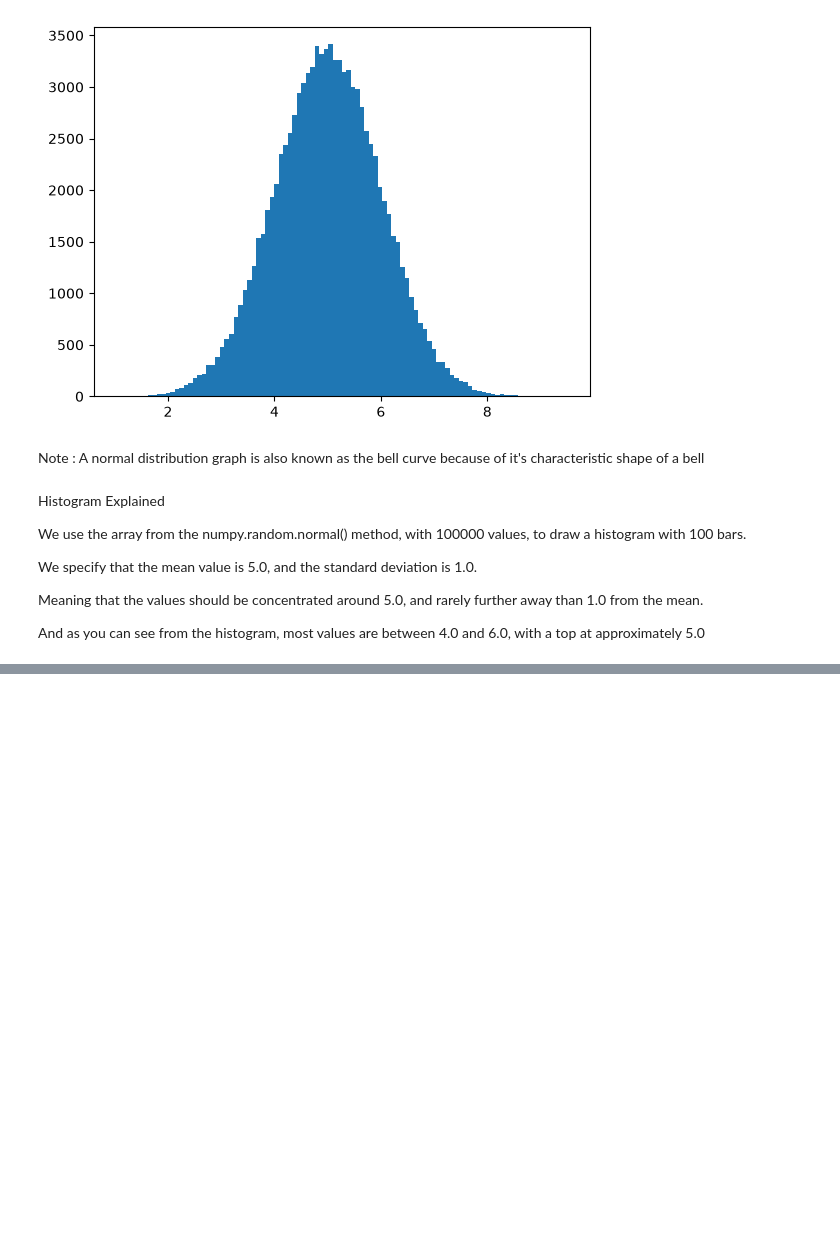
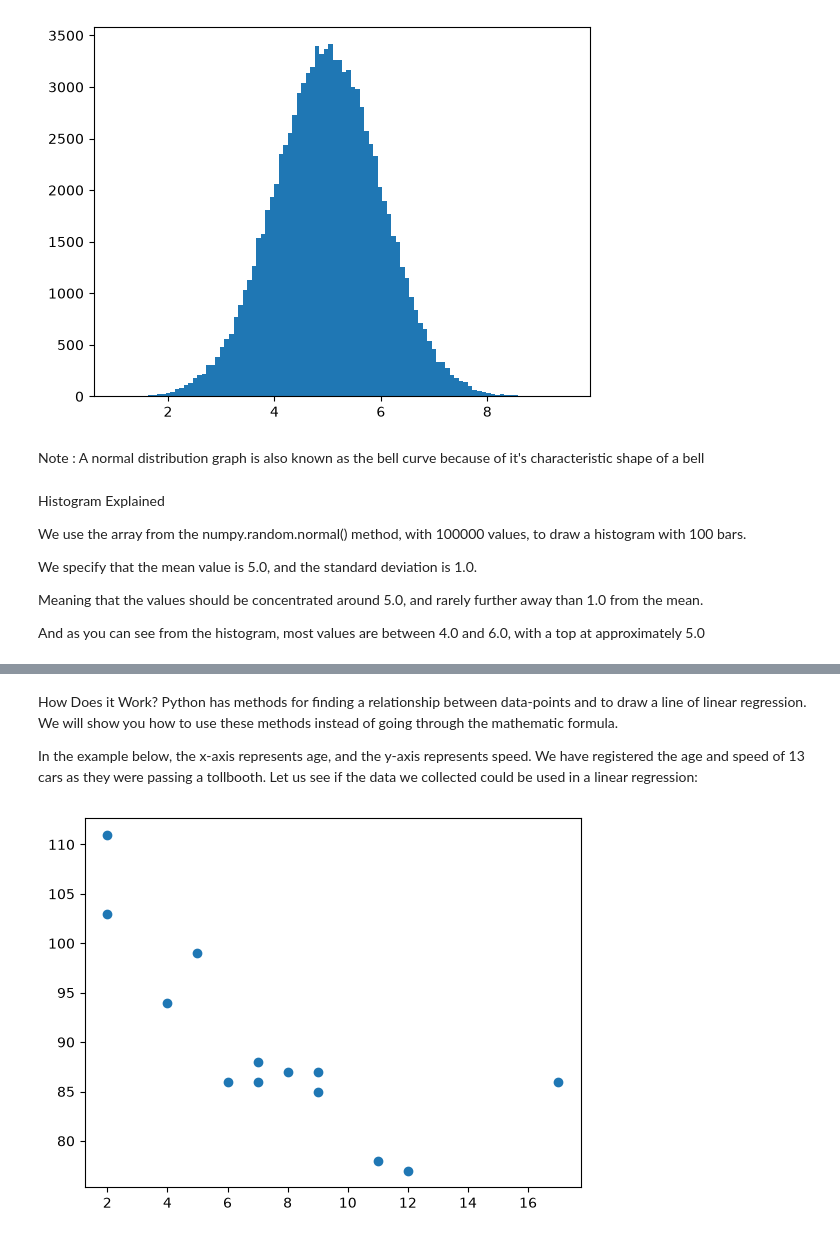
Before and after one commit to shopy100/machineLearning, a Jupyter notebook: w3MachineLearning-1.ipynb, the cells around one changed output, grey strips where cells are left out. Drawn from its saved outputs; the diff is of its cells as text; code cells hidden in the pictures; blank space fills up the shorter version.

```diff
--- a/w3MachineLearning-1.ipynb
+++ b/w3MachineLearning-1.ipynb
@@ -241,0 +319,18 @@ And as you can see from the histogram, most values are between 4.0 and 6.0, with
+# %% [markdown]
+How Does it Work?
+Python has methods for finding a relationship between data-points and to draw a line of linear regression.
+We will show you how to use these methods instead of going through the mathematic formula.
+
+In the example below, the x-axis represents age, and the y-axis represents speed.
+We have registered the age and speed of 13 cars as they were passing a tollbooth.
+Let us see if the data we collected could be used in a linear regression:
+# %%
+#Start by drawing a scatter plot:
+
+x = [5, 7, 8, 7, 2, 17, 2, 9, 4, 11, 12, 9, 6]
+y = [99, 86, 87, 88, 111, 86, 103, 87, 94, 78, 77, 85, 86]
+
+plt.scatter(x, y)
+plt.show()
+# %% [output]
+[figure, added]
```
Also changed, not shown: parts of 24 cells of this notebook.
